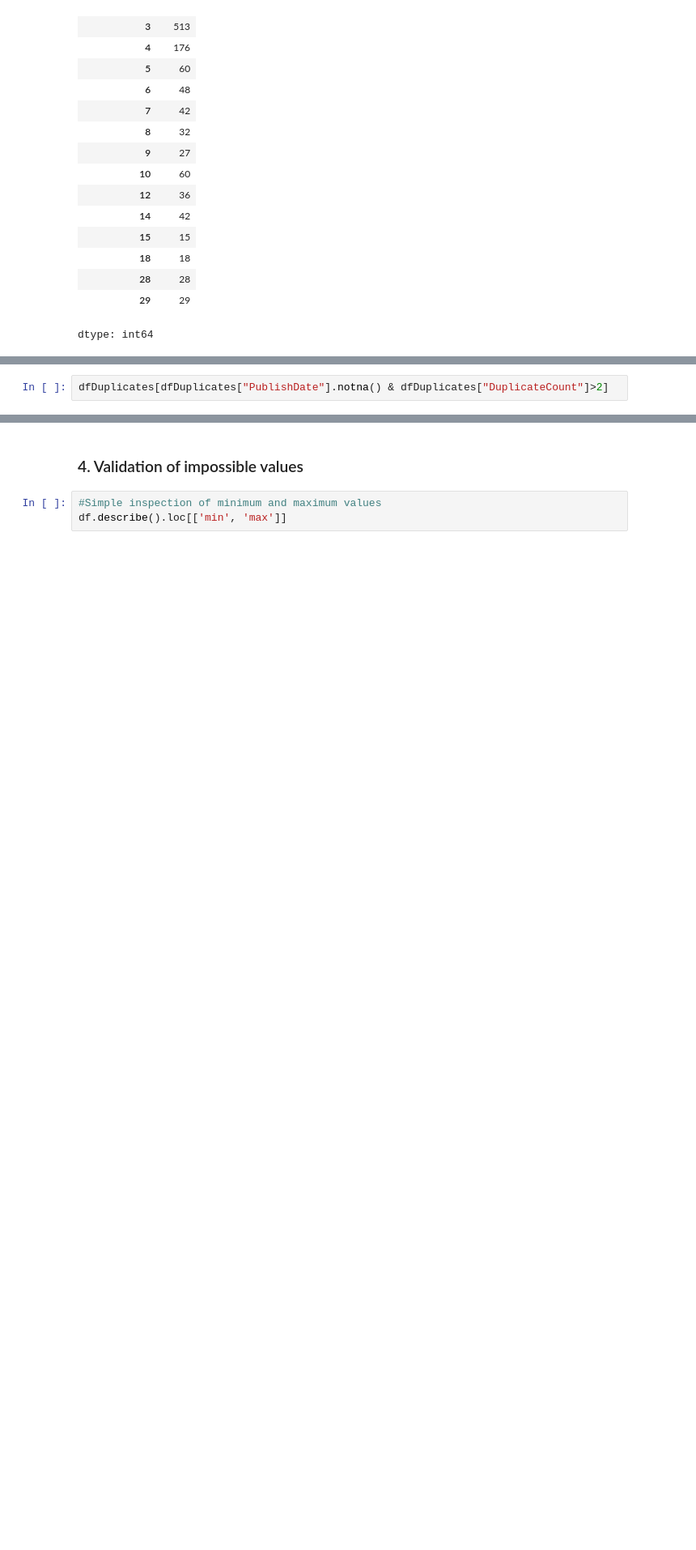
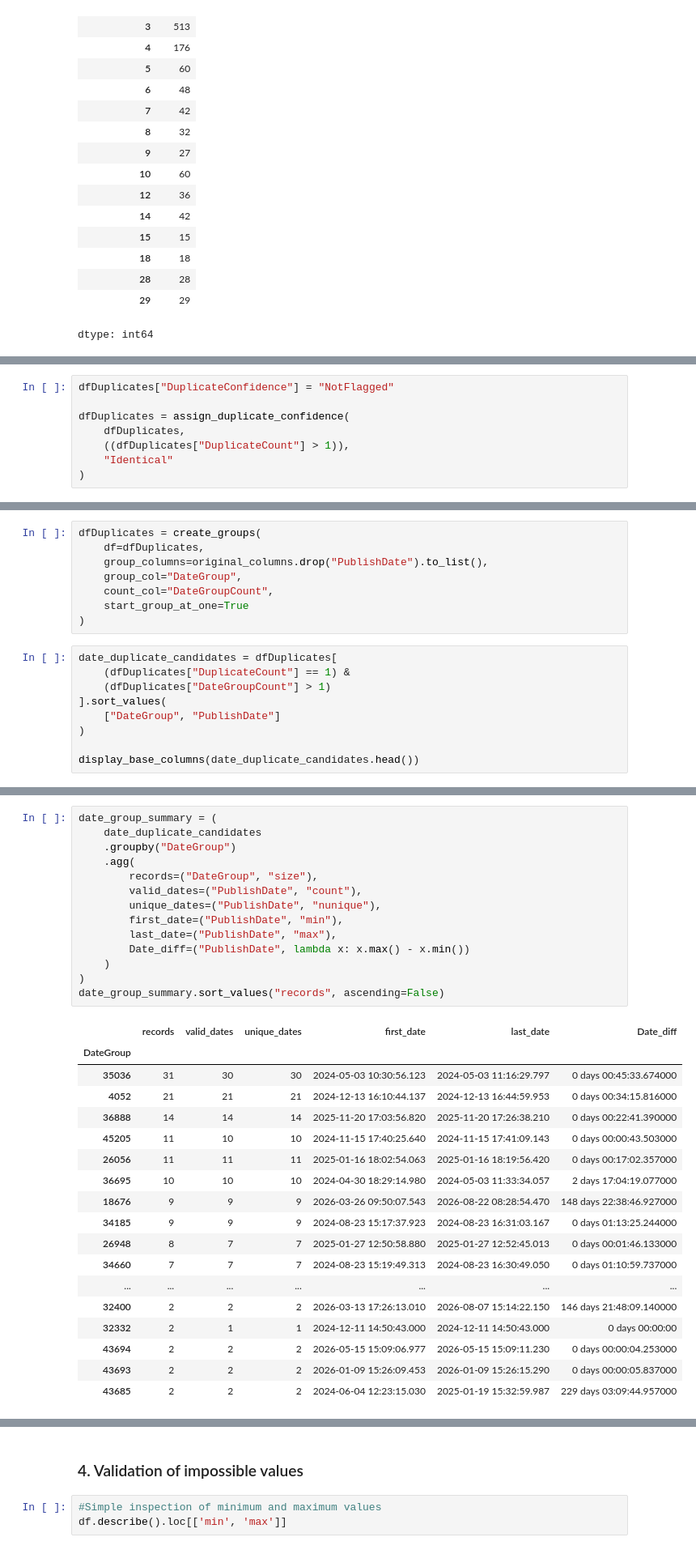
Before and after one commit to Joselala123/Portugal_House_DataCleaning_EDA_PredictiveModel, a Jupyter notebook: Portugal_House_Notebook.ipynb, the cells around one changed output, grey strips where cells are left out. Shown at 81% size. Drawn from its saved outputs; the diff is of its cells as text; blank space fills up the shorter version.

```diff
--- a/Portugal_House_Notebook.ipynb
+++ b/Portugal_House_Notebook.ipynb
@@ -353,2 +730,8 @@ The table above shows that some records have more than one associated duplicate,
 # %%
-dfDuplicates[dfDuplicates["PublishDate"].notna() & dfDuplicates["DuplicateCount"]>2]
+dfDuplicates["DuplicateConfidence"] = "NotFlagged"
+
+dfDuplicates = assign_duplicate_confidence(
+    dfDuplicates,
+    ((dfDuplicates["DuplicateCount"] > 1)),
+    "Identical"
+)
@@ -675,0 +742,17 @@ print("Shape final:", df.shape)
+# %%
+dfDuplicates = create_groups(
+    df=dfDuplicates,
+    group_columns=original_columns.drop("PublishDate").to_list(),
+    group_col="DateGroup",
+    count_col="DateGroupCount",
+    start_group_at_one=True
+)
+# %%
+date_duplicate_candidates = dfDuplicates[
+    (dfDuplicates["DuplicateCount"] == 1) &
+    (dfDuplicates["DateGroupCount"] > 1)
+].sort_values(
+    ["DateGroup", "PublishDate"]
+)
+
+display_base_columns(date_duplicate_candidates.head())
@@ -675,0 +767,33 @@ print("Shape final:", df.shape)
+# %%
+date_group_summary = (
+    date_duplicate_candidates
+    .groupby("DateGroup")
+    .agg(
+        records=("DateGroup", "size"),
+        valid_dates=("PublishDate", "count"),
+        unique_dates=("PublishDate", "nunique"),
+        first_date=("PublishDate", "min"),
+        last_date=("PublishDate", "max"),
+        Date_diff=("PublishDate", lambda x: x.max() - x.min())
+    )
+)
+date_group_summary.sort_values("records", ascending=False)
+# %% [output]
+|  | records | valid_dates | unique_dates | first_date | last_date | Date_diff |
+| DateGroup |  |  |  |  |  |  |
+| 35036 | 31 | 30 | 30 | 2024-05-03 10:30:56.123 | 2024-05-03 11:16:29.797 | 0 days 00:45:33.674000 |
+| 4052 | 21 | 21 | 21 | 2024-12-13 16:10:44.137 | 2024-12-13 16:44:59.953 | 0 days 00:34:15.816000 |
+| 36888 | 14 | 14 | 14 | 2025-11-20 17:03:56.820 | 2025-11-20 17:26:38.210 | 0 days 00:22:41.390000 |
+| 45205 | 11 | 10 | 10 | 2024-11-15 17:40:25.640 | 2024-11-15 17:41:09.143 | 0 days 00:00:43.503000 |
+| 26056 | 11 | 11 | 11 | 2025-01-16 18:02:54.063 | 2025-01-16 18:19:56.420 | 0 days 00:17:02.357000 |
+| 36695 | 10 | 10 | 10 | 2024-04-30 18:29:14.980 | 2024-05-03 11:33:34.057 | 2 days 17:04:19.077000 |
+| 18676 | 9 | 9 | 9 | 2026-03-26 09:50:07.543 | 2026-08-22 08:28:54.470 | 148 days 22:38:46.927000 |
+| 34185 | 9 | 9 | 9 | 2024-08-23 15:17:37.923 | 2024-08-23 16:31:03.167 | 0 days 01:13:25.244000 |
+| 26948 | 8 | 7 | 7 | 2025-01-27 12:50:58.880 | 2025-01-27 12:52:45.013 | 0 days 00:01:46.133000 |
+| 34660 | 7 | 7 | 7 | 2024-08-23 15:19:49.313 | 2024-08-23 16:30:49.050 | 0 days 01:10:59.737000 |
+| ... | ... | ... | ... | ... | ... | ... |
+| 32400 | 2 | 2 | 2 | 2026-03-13 17:26:13.010 | 2026-08-07 15:14:22.150 | 146 days 21:48:09.140000 |
+| 32332 | 2 | 1 | 1 | 2024-12-11 14:50:43.000 | 2024-12-11 14:50:43.000 | 0 days 00:00:00 |
+| 43694 | 2 | 2 | 2 | 2026-05-15 15:09:06.977 | 2026-05-15 15:09:11.230 | 0 days 00:00:04.253000 |
+| 43693 | 2 | 2 | 2 | 2026-01-09 15:26:09.453 | 2026-01-09 15:26:15.290 | 0 days 00:00:05.837000 |
+| 43685 | 2 | 2 | 2 | 2024-06-04 12:23:15.030 | 2025-01-19 15:32:59.987 | 229 days 03:09:44.957000 |
```
Also changed, not shown: parts of 54 cells of this notebook.
